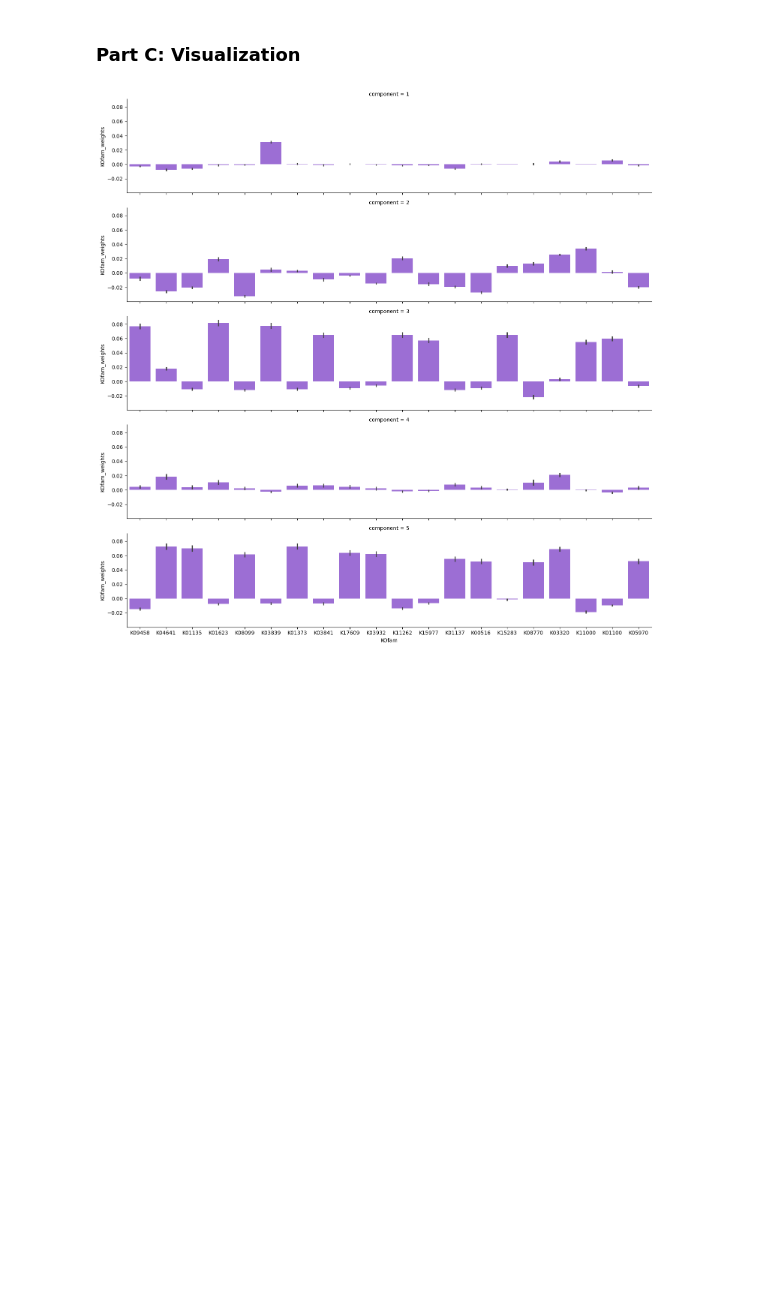
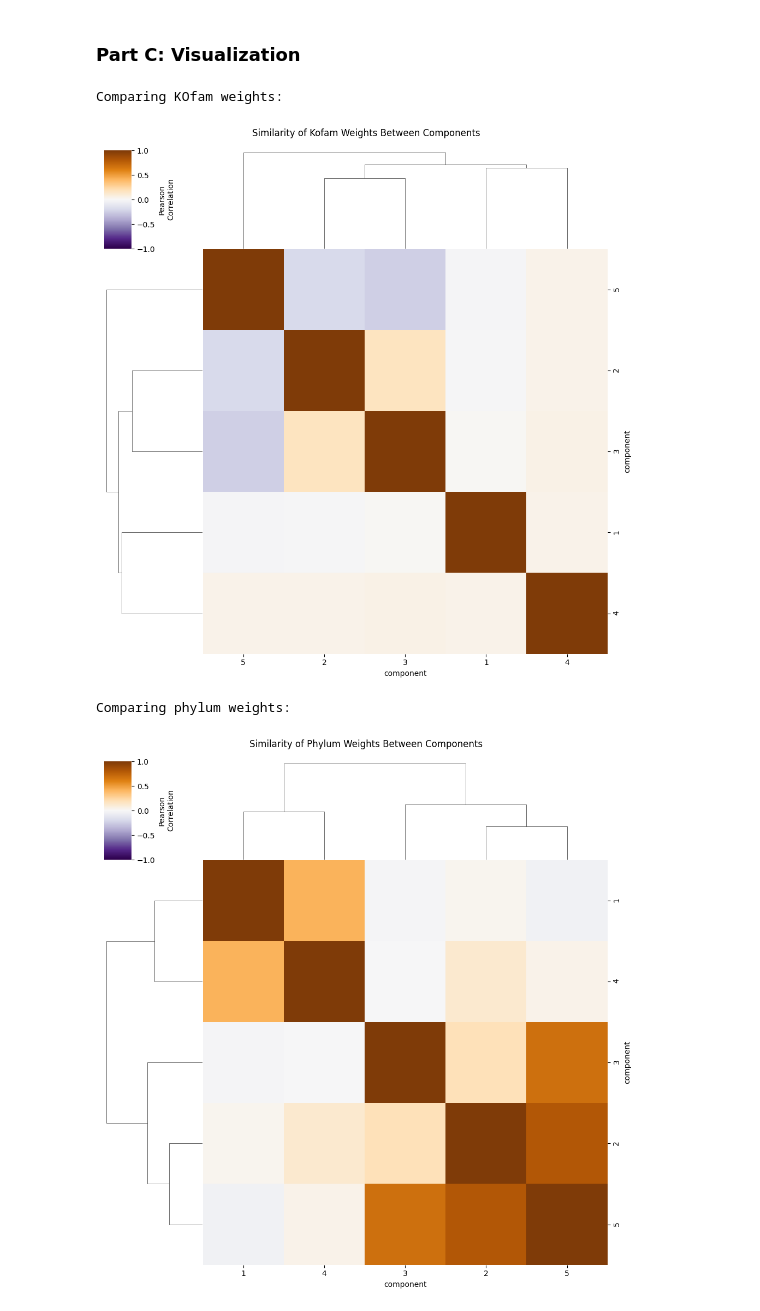
Before and after one commit to blasks/barnacle-boilerplate, a Jupyter notebook: 5-analyze-results.ipynb, the cells around one changed output. Cells and saved outputs as stored; diff of their text form; code cells hidden in the pictures; blank space fills up the shorter version.

```diff
--- a/5-analyze-results.ipynb
+++ b/5-analyze-results.ipynb
@@ -313,15 +315,34 @@ Component 3:
 ... (9 outputs left out)
 # %% [markdown]
 ### Part C: Visualization
-# %%
-# compare weight vectors between all components
-
-# idx = np.abs(ds.KOfam_weights.median(dim=['bootstrap', 'replicate'])).max(dim='component').argsort() # max weight in any component
-idx = ds.KOfam_weights.median(dim=['bootstrap', 'replicate']).std(dim='component').argsort() # biggest spread across components
-df = ds.sel(KOfam=ds.KOfam[idx[-20:].data[::-1]]).KOfam_weights.to_series().reset_index()
-
-g = sns.FacetGrid(df, row='component', aspect=5)
-# g.map(sns.boxplot, 'KOfam', 'KOfam_weights', order=df.KOfam.unique(), fliersize=1);
-g.map(sns.barplot, 'KOfam', 'KOfam_weights', order=df.KOfam.unique());
-# %% [output]
-[figure, removed]
+# %%
+# compare weight profiles between components
+
+# make dataframe for concatenating weight profiles
+concat_profile_df = pd.DataFrame()
+
+# iterate through comparisons
+comparisons = modes + ['concatenated']
+for mode in comparisons:
+    print(f"Comparing {mode} weights:")
+    if mode != 'concatenated':
+        # calculate median weight profile for each component in model
+        profile_df = ds[f"{mode}_weights"].median(dim=['bootstrap', 'replicate']).to_pandas()
+        # add mode weight profile to concatenated profile
+        concat_profile_df = pd.concat([concat_profile_df, profile_df], axis=1)
+    else:
+        profile_df = concat_profile_df
+    # calculate correlation matrix
+    corr_df = profile_df.T.corr()
+    # make clustered heatmap
+    g = sns.clustermap(
+        corr_df, cmap='PuOr_r', vmin=-1, vmax=1, cbar_kws={'shrink':0.5, 'label':'Pearson\nCorrelation'},
+        xticklabels=True, yticklabels=True
+    )
+    g.fig.suptitle(f"Similarity of {mode.capitalize()} Weights Between Components", y=1.02);
+    plt.show(g)
+# %% [output]
+Comparing KOfam weights:
+[figure, added]
+Comparing phylum weights:
+[figure, added]
```
Also changed, not shown: parts of 7 cells of this notebook.
